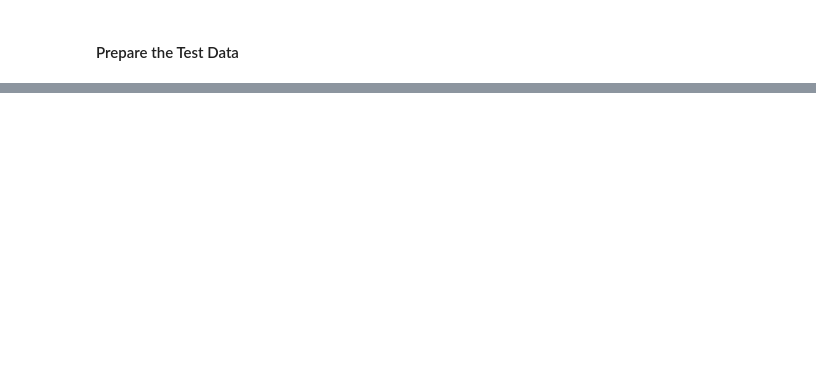
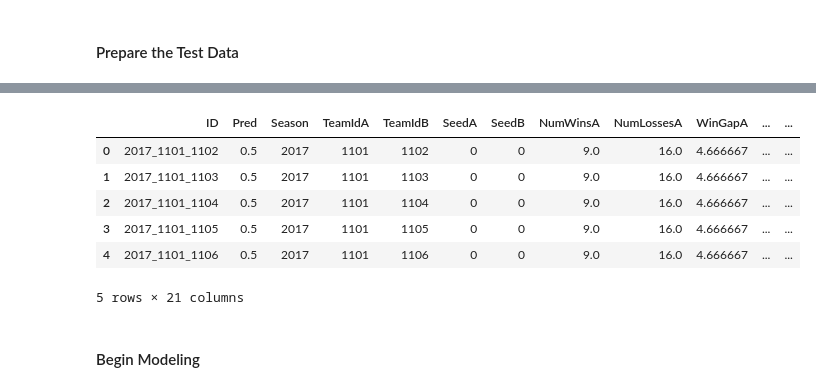
Before and after one commit to aaronpetryio/random, a Jupyter notebook: mmlm_model1.ipynb, the cells around one changed output, grey strips where cells are left out. Drawn from its saved outputs; the diff is of its cells as text; code cells hidden in the pictures; blank space fills up the shorter version.

```diff
--- a/mmlm_model1.ipynb
+++ b/mmlm_model1.ipynb
@@ -341,0 +405,48 @@ df.head()
+# %%
+# Add the season stats (wins, losses, avg. win gap, avg. loss gap, win ratio, average gap) to the winning teams
+df_test = pd.merge(
+    df_test,
+    df_features_full,
+    how='left',
+    left_on=['Season', 'TeamIdA'],
+    right_on=['Season', 'TeamID']
+).rename(columns={
+    'NumWins' : 'NumWinsA',
+    'NumLosses' : 'NumLossesA',
+    'WinGap' : 'WinGapA',
+    'LossGap' : 'LossGapA',
+    'WinRatio' : 'WinRatioA',
+    'GapAvg' : 'GapAvgA'
+}).drop(columns='TeamID', axis=1)
+# %%
+# Add the season stats (wins, losses, avg. win gap, avg. loss gap, win ratio, average gap) to the losing teams
+df_test = pd.merge(
+    df_test,
+    df_features_full,
+    how='left',
+    left_on=['Season', 'TeamIdB'],
+    right_on=['Season', 'TeamID']
+).rename(columns={
+    'NumWins' : 'NumWinsB',
+    'NumLosses' : 'NumLossesB',
+    'WinGap' : 'WinGapB',
+    'LossGap' : 'LossGapB',
+    'WinRatio' : 'WinRatioB',
+    'GapAvg' : 'GapAvgB'
+}).drop(columns='TeamID', axis=1)
+# %%
+# Compute the difference between the teams for each feature
+for col in cols_diff:
+  df_test[col + 'Diff'] = df_test[col + 'A'] - df_test[col + 'B']
+# %%
+df_test.fillna(0,inplace=True)
+# %%
+df_test.head()
+# %% [output]
+|  | ID | Pred | Season | TeamIdA | TeamIdB | SeedA | SeedB | NumWinsA | NumLossesA | WinGapA | ... | ... |
+| 0 | 2017_1101_1102 | 0.5 | 2017 | 1101 | 1102 | 0 | 0 | 9.0 | 16.0 | 4.666667 | ... | ... |
+| 1 | 2017_1101_1103 | 0.5 | 2017 | 1101 | 1103 | 0 | 0 | 9.0 | 16.0 | 4.666667 | ... | ... |
+| 2 | 2017_1101_1104 | 0.5 | 2017 | 1101 | 1104 | 0 | 0 | 9.0 | 16.0 | 4.666667 | ... | ... |
+| 3 | 2017_1101_1105 | 0.5 | 2017 | 1101 | 1105 | 0 | 0 | 9.0 | 16.0 | 4.666667 | ... | ... |
+| 4 | 2017_1101_1106 | 0.5 | 2017 | 1101 | 1106 | 0 | 0 | 9.0 | 16.0 | 4.666667 | ... | ... |
+5 rows × 21 columns
@@ -341,0 +457,2 @@ df.head()
+# %% [markdown]
+#### Begin Modeling
```
Also changed, not shown: parts of 25 cells of this notebook.
